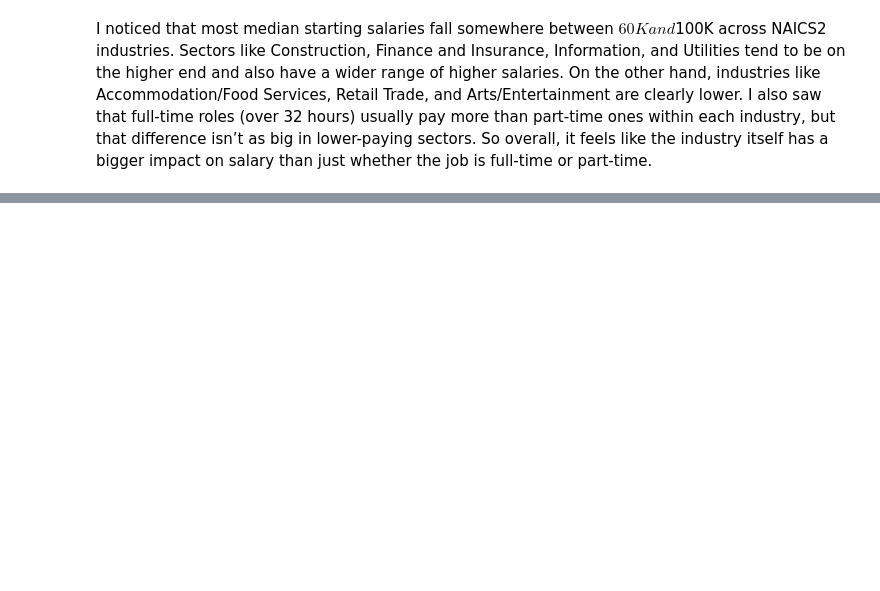
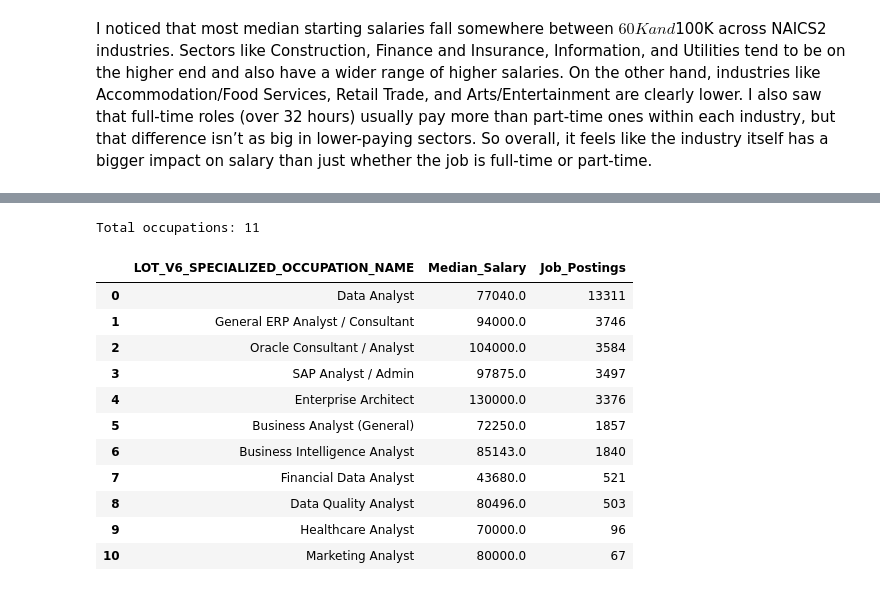
Before and after one commit to RMFCONDE/assignment3, a Jupyter notebook: Assignment/assignment3-rmfconde.ipynb, the cells around one changed output, grey strips where cells are left out. Cells and saved outputs as stored; diff of their text form; code cells hidden in the pictures; blank space fills up the shorter version.

```diff
--- a/Assignment/assignment3-rmfconde.ipynb
+++ b/Assignment/assignment3-rmfconde.ipynb
@@ -213,0 +234,29 @@ I also saw that full-time roles (over 32 hours) usually pay more than part-time
+# %%
+from pyspark.sql.functions import count as spark_count
+
+section3_df = df.filter(
+    (col("LOT_V6_SPECIALIZED_OCCUPATION_NAME").isNotNull()) &
+    (col("SALARY_FROM").isNotNull()) &
+    (col("SALARY_FROM") > 0)
+).groupBy("LOT_V6_SPECIALIZED_OCCUPATION_NAME").agg(
+    expr("percentile(SALARY_FROM, 0.5) as Median_Salary"),
+    spark_count("*").alias("Job_Postings")
+).orderBy(col("Job_Postings").desc())
+
+section3_pdf = section3_df.toPandas()
+print("Total occupations:", len(section3_pdf))
+section3_pdf
+# %% [output]
+Total occupations: 11
+|  | LOT_V6_SPECIALIZED_OCCUPATION_NAME | Median_Salary | Job_Postings |
+| 0 | Data Analyst | 77040.0 | 13311 |
+| 1 | General ERP Analyst / Consultant | 94000.0 | 3746 |
+| 2 | Oracle Consultant / Analyst | 104000.0 | 3584 |
+| 3 | SAP Analyst / Admin | 97875.0 | 3497 |
+| 4 | Enterprise Architect | 130000.0 | 3376 |
+| 5 | Business Analyst (General) | 72250.0 | 1857 |
+| 6 | Business Intelligence Analyst | 85143.0 | 1840 |
+| 7 | Financial Data Analyst | 43680.0 | 521 |
+| 8 | Data Quality Analyst | 80496.0 | 503 |
+| 9 | Healthcare Analyst | 70000.0 | 96 |
+| 10 | Marketing Analyst | 80000.0 | 67 |
```
Also changed, not shown: parts of 15 cells of this notebook.
